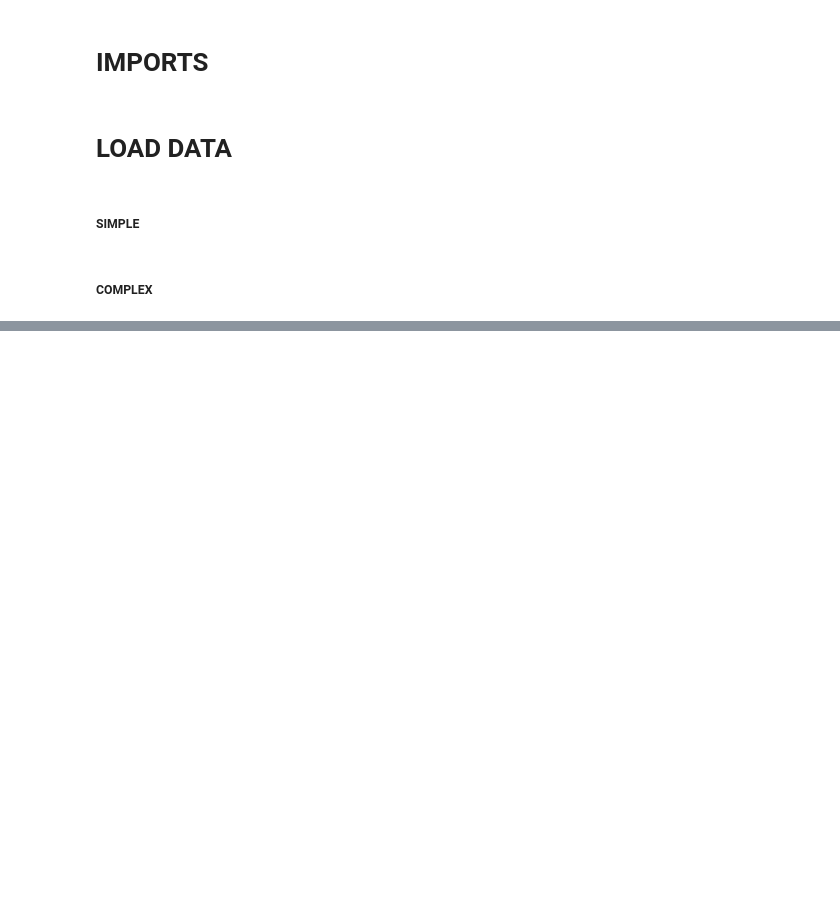
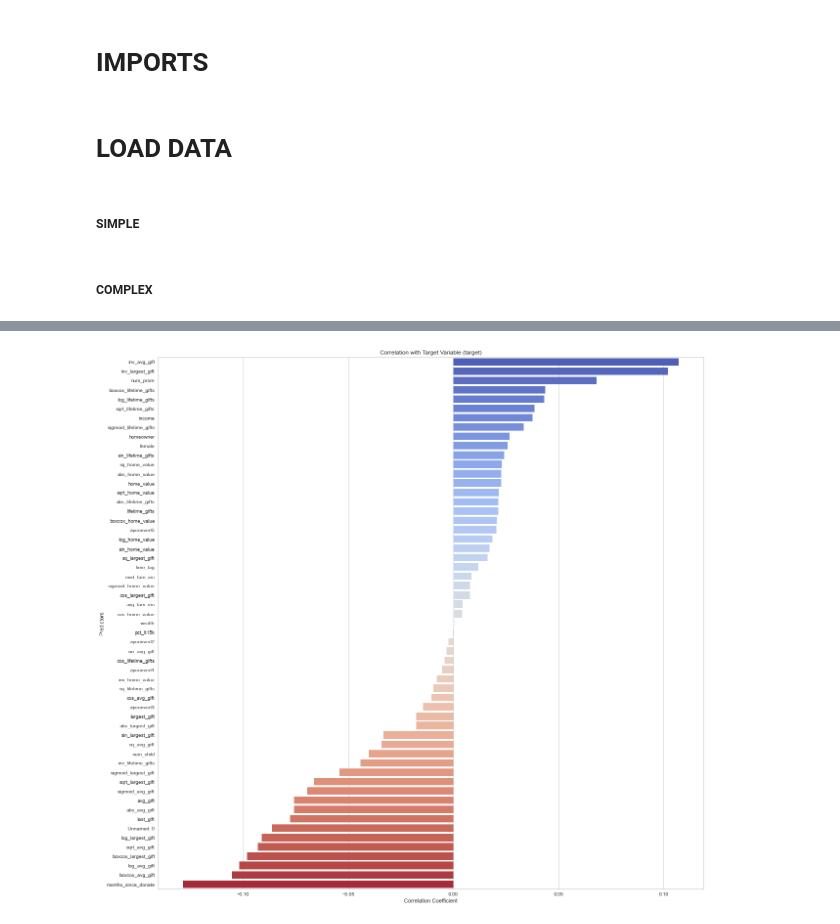
Before and after one commit to danschumac1/Fundraising, a Jupyter notebook: data_cleaning.ipynb, the cells around one changed output, grey strips where cells are left out. Cells and saved outputs as stored; diff of their text form; code cells hidden in the pictures; blank space fills up the shorter version.

```diff
--- a/data_cleaning.ipynb
+++ b/data_cleaning.ipynb
@@ -63,0 +66,79 @@ df.to_csv('./data/df_complex.csv')
+# %%
+df = pd.read_csv('./data/df.csv')
+
+pd.set_option("display.max_columns", None)
+zip_columns = ['zipconvert2', 'zipconvert3', 'zipconvert4', 'zipconvert5']
+for col in zip_columns:
+    df[col] = (df[col] == 'Yes').astype(int)
+
+df['homeowner'] = (df['homeowner'] == 'Yes').astype(int)
+df['female'] = (df['female'] == 'Yes').astype(int)
+df['target'] = (df['target'] == 'Donor').astype(int)
+
+#df.drop(['zipconvert2', 'zipconvert3', 'zipconvert4', 'zipconvert5', 'type'], axis=1, inplace=True)
+#test.drop(['zipconvert2', 'zipconvert3', 'zipconvert4', 'zipconvert5', 'type'], axis=1, inplace=True)
+
+cat_cols = ['homeowner', 'female', 'zipconvert', 'wealth', 'income', 'num_child']
+cont_cols = [col for col in df.columns if col not in cat_cols + ['target']]
+
+
+variables = ['home_value', 'lifetime_gifts', 'largest_gift', 'avg_gift']
+def add_transformations(df):
+    for var in variables:
+        # Log transformation
+        df['log_' + var] = np.log(df[var] + 1)
+
+        # Square transformation
+        df['sq_' + var] = df[var]**2
+
+        # Square root transformation
+        df['sqrt_' + var] = np.sqrt(df[var])
+
+        # Inverse transformation
+        df['inv_' + var] = 1 / (df[var] + 1)
+
+        # Box-Cox transformation
+        df['boxcox_' + var], _ = stats.boxcox(df[var] + 1)
+
+        # Absolute value transformation
+        df['abs_' + var] = np.abs(df[var])
+
+        # Sigmoid transformation
+        df['sigmoid_' + var] = 1 / (1 + np.exp(-df[var]))
+
+        # Trigonometric transformations
+        df['sin_' + var] = np.sin(df[var])
+        df['cos_' + var] = np.cos(df[var])
+
+add_transformations(df)
+add_transformations(test)
+
+# Summary statistics
+# print(df.describe())
+
+# Correlation matrix
+def cor_bars(df):
+    corr = df.corr()
+    # plt.figure(figsize=(20, 20))
+    # sns.heatmap(corr, annot=True, fmt=".2f", cmap='coolwarm')
+    # plt.show()
+
+    # Isolating the column that represents the correlation with the target variable
+    target_corr = corr['target'].sort_values(ascending=False)
+
+    # Removing the target variable from itself to avoid a perfect correlation display
+    target_corr = target_corr.drop(labels=['target'])
+
+    # Display the correlations
+    # print(target_corr)
+
+    # Plotting the correlations for visual representation
+    plt.figure(figsize=(20, 20))
+    sns.barplot(x=target_corr.values, y=target_corr.index, palette='coolwarm')
+    plt.title('Correlation with Target Variable (target)')
+    plt.xlabel('Correlation Coefficient')
+    plt.ylabel('Predictors')
+    plt.show()
+cor_bars(df)
+# %% [output]
+[figure, added]
```
Also changed, not shown: parts of 7 cells of this notebook, 24 other files.
